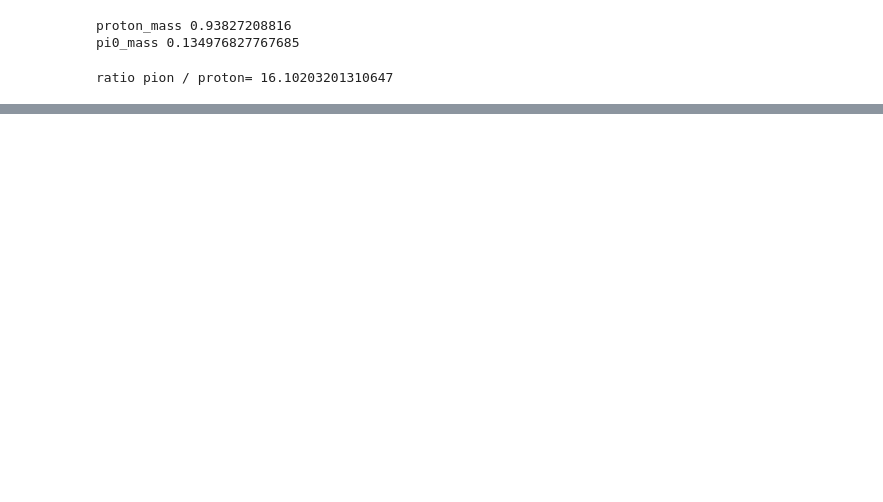
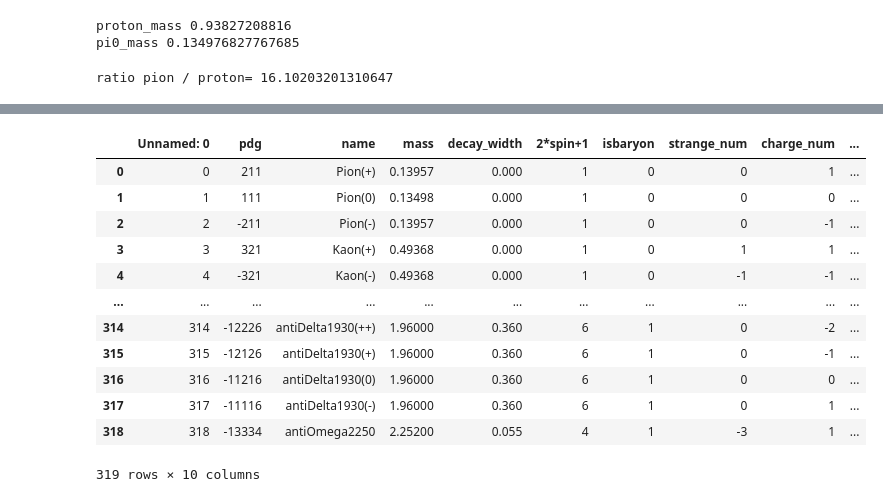
Before and after one commit to huinaibing/huinaibingLinux, a Jupyter notebook: python_code/deeplearning/hrg_eos_integration/hrgeos_footbook.ipynb, the cells around one changed output, grey strips where cells are left out. Drawn from its saved outputs; the diff is of its cells as text; code cells hidden in the pictures; blank space fills up the shorter version.

```diff
--- a/python_code/deeplearning/hrg_eos_integration/hrgeos_footbook.ipynb
+++ b/python_code/deeplearning/hrg_eos_integration/hrgeos_footbook.ipynb
@@ -69,0 +92,18 @@ _ = plt.hist(np.array(pion_ed) / np.array(pion_pr), bins=100, range=(0, 5))
+# %%
+import pandas as pd
+df = pd.read_csv(r"D:\chongzhuang\huinaibingLinux\python_code\deeplearning\DATA_FILES\hadron_table.csv")
+df
+# %% [output]
+|  | Unnamed: 0 | pdg | name | mass | decay_width | 2*spin+1 | isbaryon | strange_num | charge_num | ... |
+| 0 | 0 | 211 | Pion(+) | 0.13957 | 0.000 | 1 | 0 | 0 | 1 | ... |
+| 1 | 1 | 111 | Pion(0) | 0.13498 | 0.000 | 1 | 0 | 0 | 0 | ... |
+| 2 | 2 | -211 | Pion(-) | 0.13957 | 0.000 | 1 | 0 | 0 | -1 | ... |
+| 3 | 3 | 321 | Kaon(+) | 0.49368 | 0.000 | 1 | 0 | 1 | 1 | ... |
+| 4 | 4 | -321 | Kaon(-) | 0.49368 | 0.000 | 1 | 0 | -1 | -1 | ... |
+| ... | ... | ... | ... | ... | ... | ... | ... | ... | ... | ... |
+| 314 | 314 | -12226 | antiDelta1930(++) | 1.96000 | 0.360 | 6 | 1 | 0 | -2 | ... |
+| 315 | 315 | -12126 | antiDelta1930(+) | 1.96000 | 0.360 | 6 | 1 | 0 | -1 | ... |
+| 316 | 316 | -11216 | antiDelta1930(0) | 1.96000 | 0.360 | 6 | 1 | 0 | 0 | ... |
+| 317 | 317 | -11116 | antiDelta1930(-) | 1.96000 | 0.360 | 6 | 1 | 0 | 1 | ... |
+| 318 | 318 | -13334 | antiOmega2250 | 2.25200 | 0.055 | 4 | 1 | -3 | 1 | ... |
+319 rows × 10 columns
```
Also changed, not shown: parts of 26 cells of this notebook, 16 other files.
